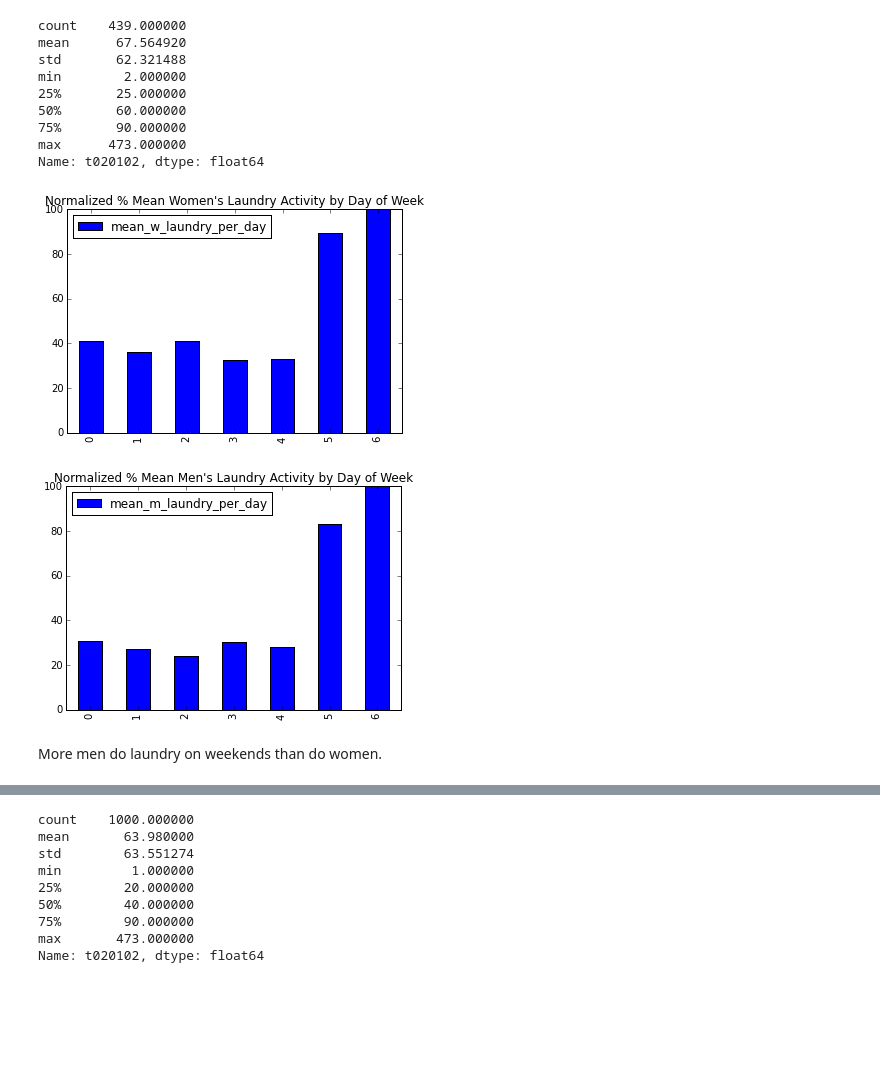
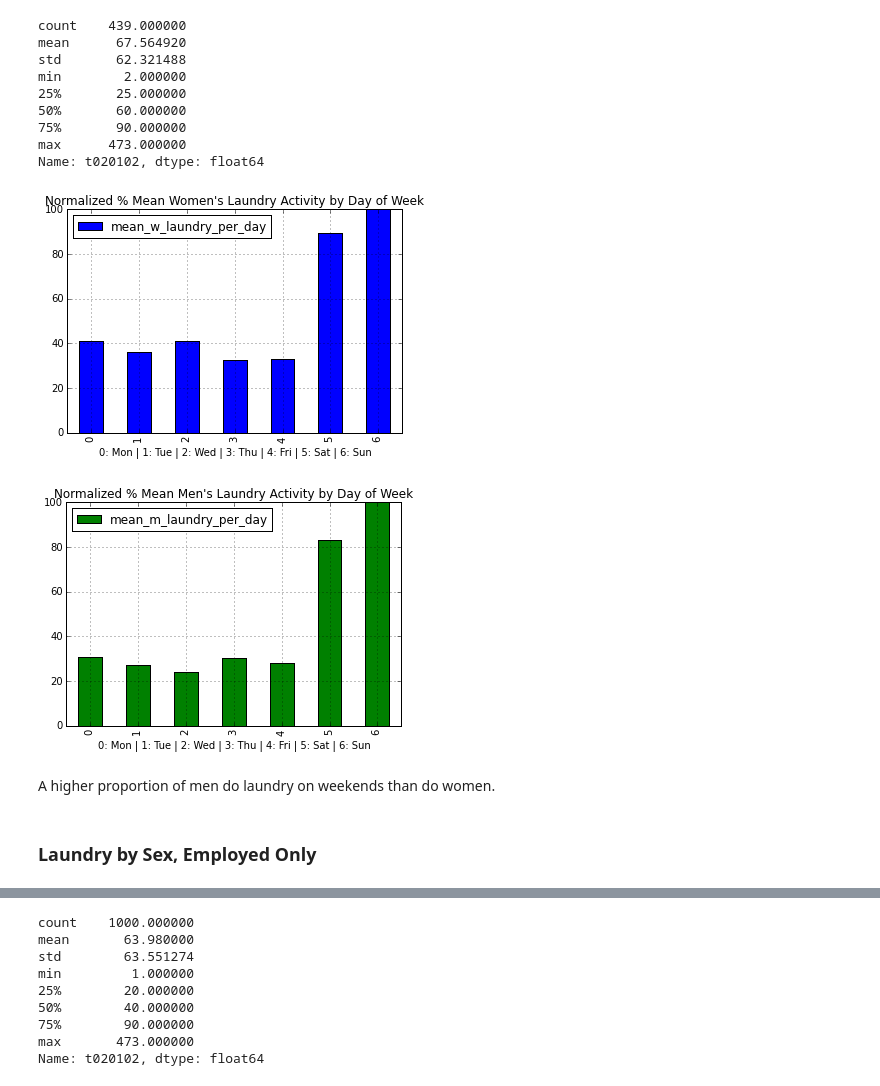
Before and after one commit to ahartz1/atus-analysis, a Jupyter notebook: atus-analysis.ipynb, the cells around one changed output, grey strips where cells are left out. Drawn from its saved outputs; the diff is of its cells as text; code cells hidden in the pictures; blank space fills up the shorter version.

```diff
--- a/atus-analysis.ipynb
+++ b/atus-analysis.ipynb
@@ -220,25 +225,32 @@ laundry_m_dow.index = laundry_m_dow['TUDIARYDATE']
 # %%
 laundry_w_by_day = laundry_w_dow['TUDIARYDAY'].resample('d', how=['count'])
 laundry_w_by_day['weekday'] = laundry_w_by_day.index.weekday
 laundry_w_means_by_day = [laundry_w_by_day[laundry_w_by_day['weekday'] == x].mean()[0] for x in range(7)]
 laundry_w_max = max(laundry_w_means_by_day)
 laundry_w_means_by_day = [laundry_w_means_by_day[x]*100/laundry_w_max for x in range(7)]
 pd.DataFrame(laundry_w_means_by_day).rename(columns={0: 'mean_w_laundry_per_day'}) \
                                   .plot(kind='bar',
-                                        title= "Normalized % Mean Women's Laundry Activity by Day of Week")
+                                        title= "Normalized % Mean Women's Laundry Activity by Day of Week",
+                                        grid=True)
+plt.xlabel('0: Mon | 1: Tue | 2: Wed | 3: Thu | 4: Fri | 5: Sat | 6: Sun')
 plt.show()
 
 laundry_m_by_day = laundry_m_dow['TUDIARYDAY'].resample('d', how=['count'])
 laundry_m_by_day['weekday'] = laundry_m_by_day.index.weekday
 laundry_m_means_by_day = [laundry_m_by_day[laundry_m_by_day['weekday'] == x].mean()[0] for x in range(7)]
 laundry_m_max = max(laundry_m_means_by_day)
 laundry_m_means_by_day = [laundry_m_means_by_day[x]*100/laundry_m_max for x in range(7)]
 pd.DataFrame(laundry_m_means_by_day).rename(columns={0: 'mean_m_laundry_per_day'}) \
                                   .plot(kind='bar',
-                                        title= "Normalized % Mean Men's Laundry Activity by Day of Week")
+                                        title= "Normalized % Mean Men's Laundry Activity by Day of Week",
+                                        color='g',
+                                        grid=True)
+plt.xlabel('0: Mon | 1: Tue | 2: Wed | 3: Thu | 4: Fri | 5: Sat | 6: Sun')
 plt.show()
 # %% [output]
-[figure, old version]
+[figure, new version]
-[figure, old version]
+[figure, new version]
 # %% [markdown]
-More men do laundry on weekends than do women.
+A higher proportion of men do laundry on weekends than do women.
+# %% [markdown]
+### Laundry by Sex, Employed Only
```
Also changed, not shown: parts of 19 cells of this notebook.
